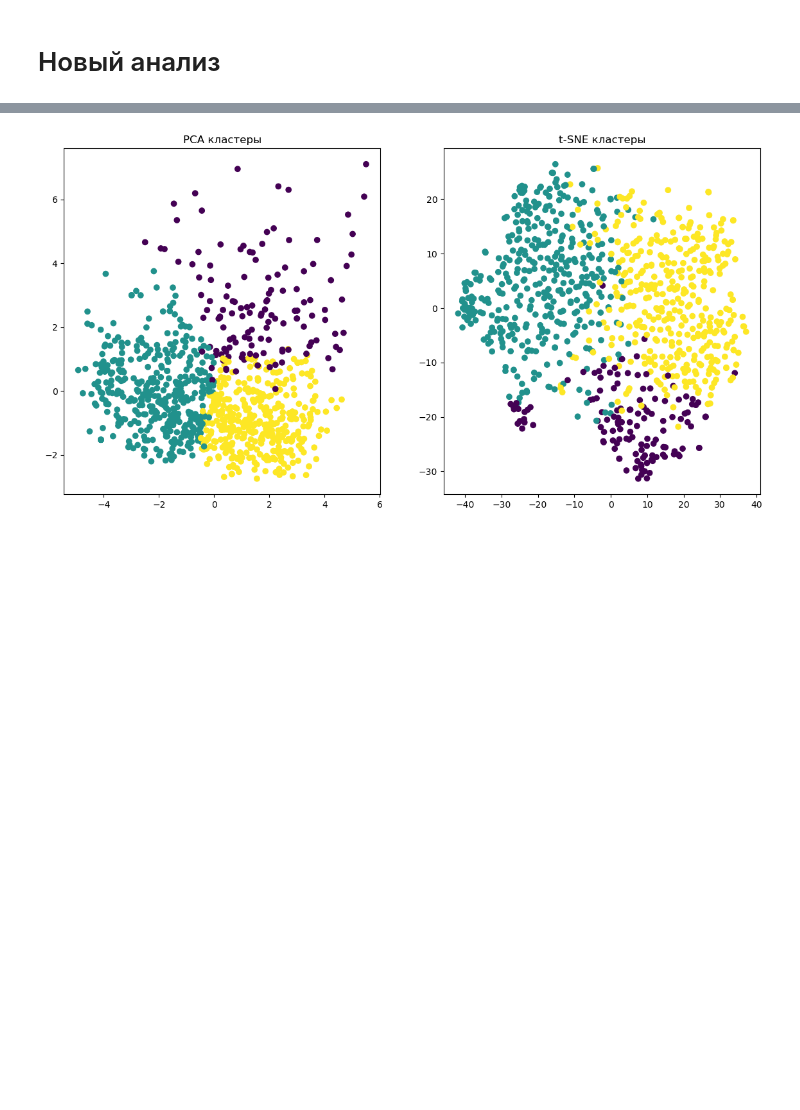
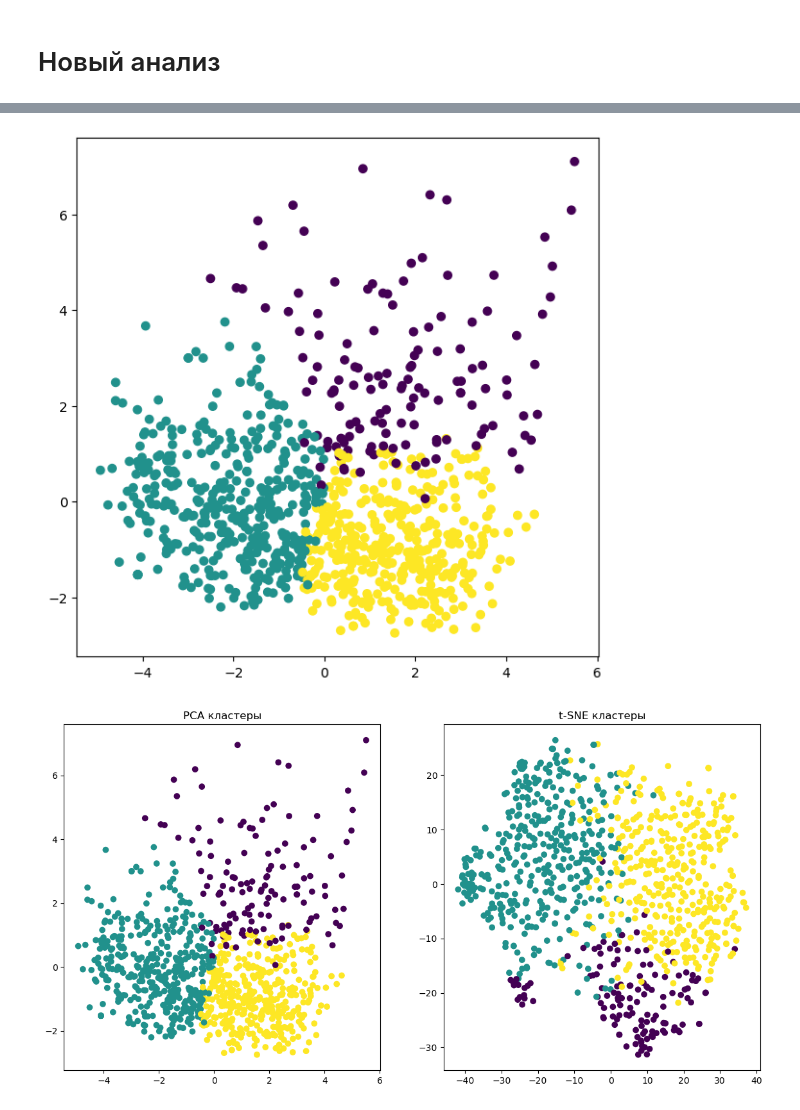
Before and after one commit to avrogachev/medstat, a Jupyter notebook: EDA2.ipynb, the cells around one changed output, grey strips where cells are left out. Cells and saved outputs as stored; diff of their text form; code cells hidden in the pictures; blank space fills up the shorter version.

```diff
--- a/EDA2.ipynb
+++ b/EDA2.ipynb
@@ -73,3 +99,17 @@ data['Cluster'] = kmeans.fit_predict(features_scaled)
+# %%
+# Применение PCA
+pca = PCA(n_components=2)
+principalComponents = pca.fit_transform(features_scaled)
+
+# Визуализация PCA
+plt.figure(figsize=(7, 7))
+plt.scatter(principalComponents[:, 0], principalComponents[:, 1], c=data['Cluster'])
+
+#plt.title('PCA кластеры')
+#plt.legend('1 кластер', '2 кластер', '3 кластер')
+plt.show()
+# %% [output]
+[figure, added]
 # %%
 # Применение PCA
 pca = PCA(n_components=2)
```
Also changed, not shown: parts of 11 cells of this notebook.
